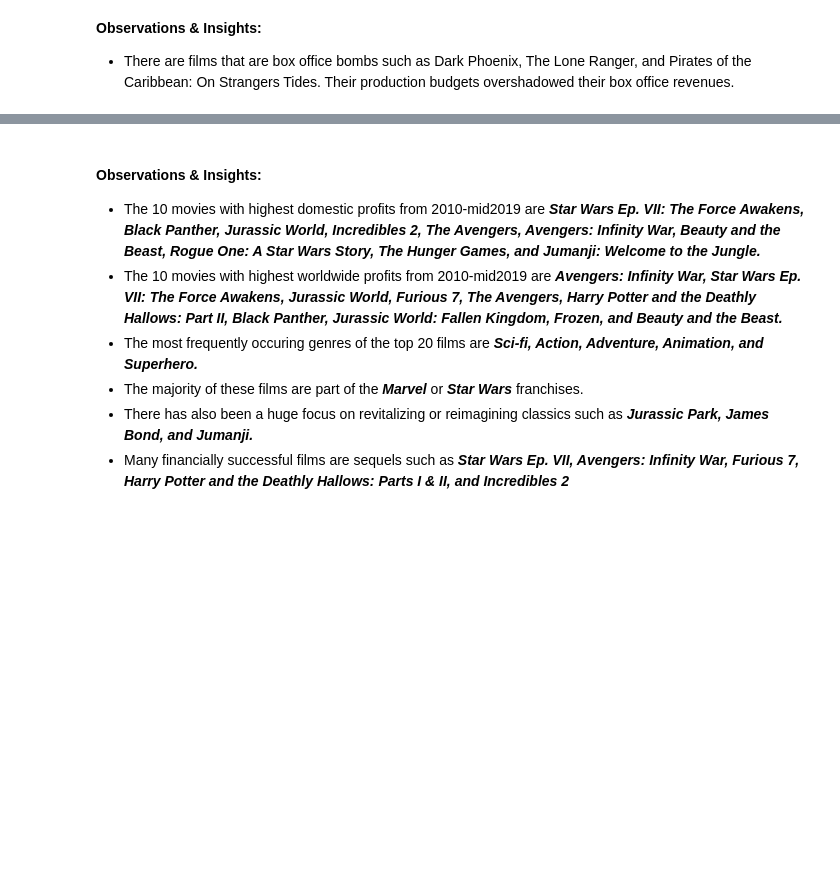
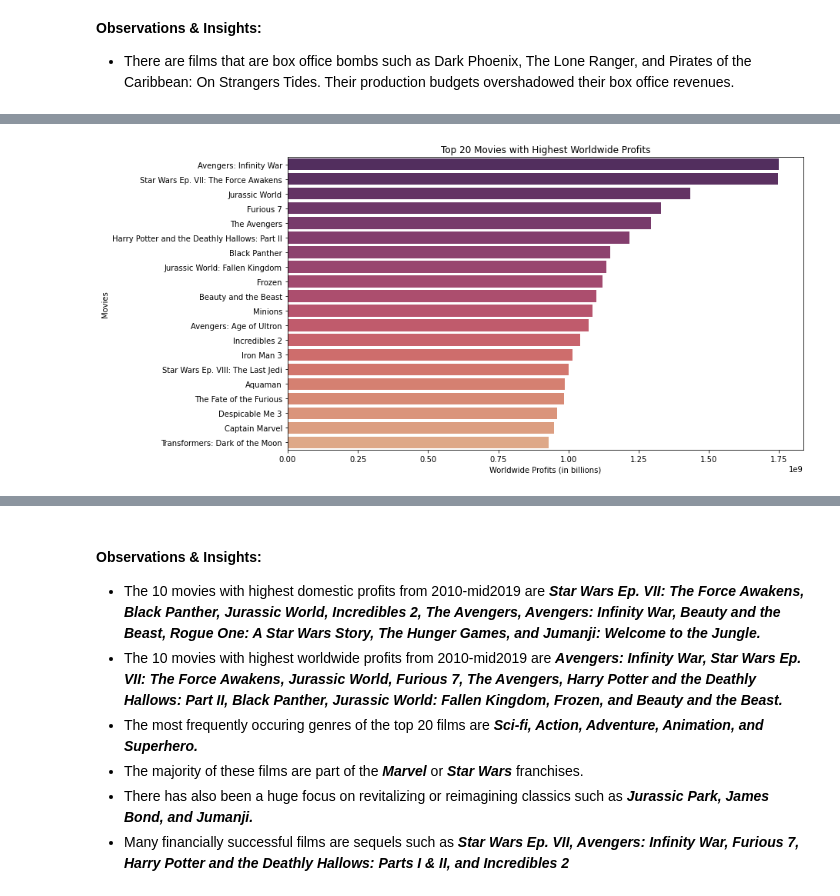
Before and after one commit to alpacanonymous/project1, a Jupyter notebook: final_notebook.ipynb, the cells around one changed output, grey strips where cells are left out. Cells and saved outputs as stored; diff of their text form; code cells hidden in the pictures; blank space fills up the shorter version.

```diff
--- a/final_notebook.ipynb
+++ b/final_notebook.ipynb
@@ -123 +255,13 @@ ax.set(xlabel='Domestic Profits (in millions)', ylabel='Movies');
+# %%
+## Bar chart of Top 20 Movies with Highest Worldwide Profits
+
+fig, ax = plt.subplots(figsize=(12, 7))
+
+x2 = mb_wp['movie'][0:20]
+y2 = mb_wp['worldwide_profit'][0:20]
+
+ax = sns.barplot(x=y2, y=x2, palette='flare_r')
+ax.set(xlabel='Worldwide Profits (in billions)', ylabel='Movies', title='Top 20 Movies with Highest Worldwide Profits');
+# %% [output]
+[figure, added]
 # %%
```
Also changed, not shown: parts of 19 cells of this notebook, 3 other files.
